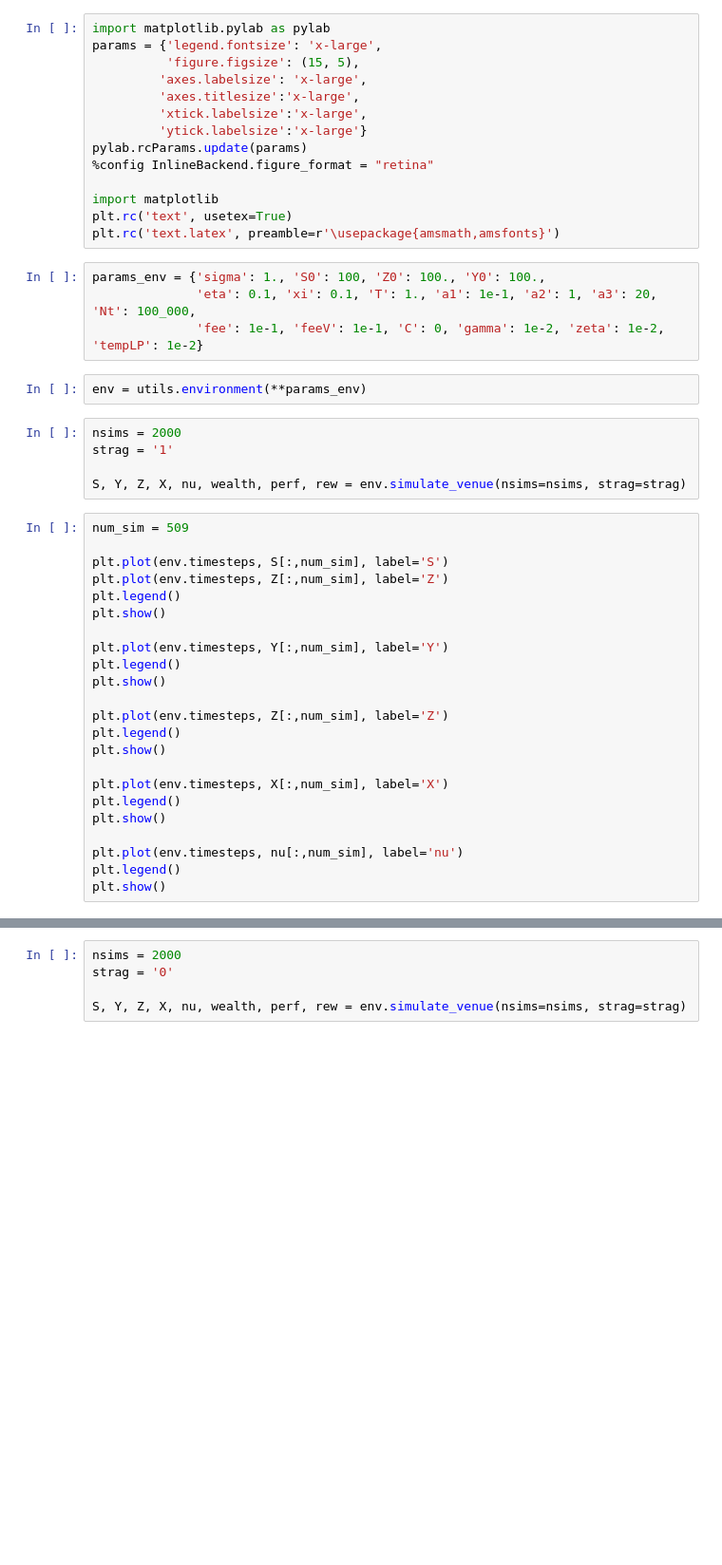
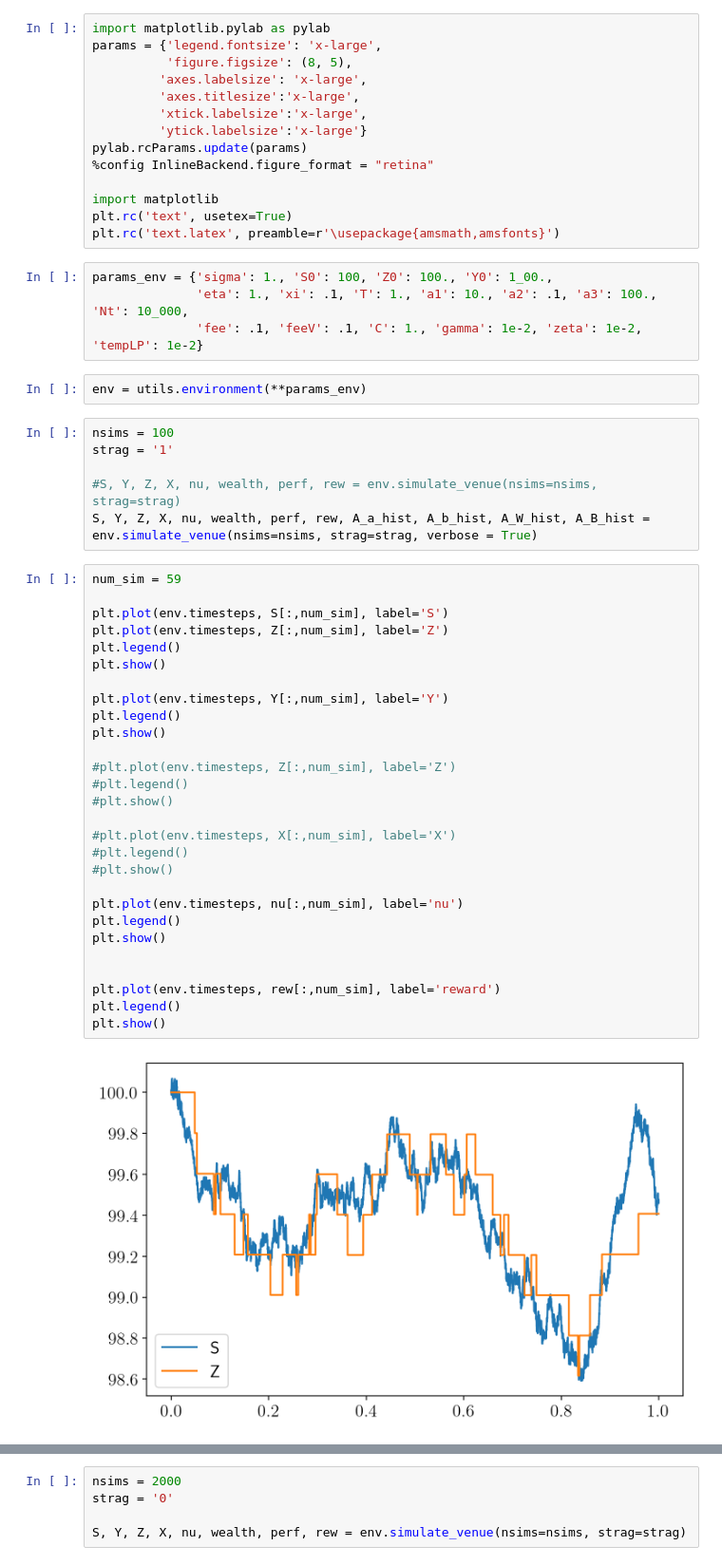
Before and after one commit to muhammadalifaqsha/amm-make-take-fee, a Jupyter notebook: Notebook.ipynb, the cells around one changed output, grey strips where cells are left out. Shown at 95% size. Saved outputs shown, nothing was run; the diff lists cells and outputs as text; blank space fills up the shorter version.

```diff
--- a/Notebook.ipynb
+++ b/Notebook.ipynb
@@ -16,7 +16,7 @@ np.random.seed(100)
 # %%
 import matplotlib.pylab as pylab
 params = {'legend.fontsize': 'x-large',
-          'figure.figsize': (15, 5),
+          'figure.figsize': (8, 5),
          'axes.labelsize': 'x-large',
          'axes.titlesize':'x-large',
          'xtick.labelsize':'x-large',
@@ -28,36 +28,44 @@ import matplotlib
 plt.rc('text', usetex=True)
 plt.rc('text.latex', preamble=r'\usepackage{amsmath,amsfonts}')
 # %%
-params_env = {'sigma': 1., 'S0': 100, 'Z0': 100., 'Y0': 100.,
-              'eta': 0.1, 'xi': 0.1, 'T': 1., 'a1': 1e-1, 'a2': 1, 'a3': 20, 'Nt': 100_000,
-              'fee': 1e-1, 'feeV': 1e-1, 'C': 0, 'gamma': 1e-2, 'zeta': 1e-2, 'tempLP': 1e-2}
+params_env = {'sigma': 1., 'S0': 100, 'Z0': 100., 'Y0': 1_00.,
+              'eta': 1., 'xi': .1, 'T': 1., 'a1': 10., 'a2': .1, 'a3': 100., 'Nt': 10_000,
+              'fee': .1, 'feeV': .1, 'C': 1., 'gamma': 1e-2, 'zeta': 1e-2, 'tempLP': 1e-2}
 # %%
 env = utils.environment(**params_env)
 # %%
-nsims = 2000
+nsims = 100
 strag = '1'
 
-S, Y, Z, X, nu, wealth, perf, rew = env.simulate_venue(nsims=nsims, strag=strag)
+#S, Y, Z, X, nu, wealth, perf, rew = env.simulate_venue(nsims=nsims, strag=strag)
+S, Y, Z, X, nu, wealth, perf, rew, A_a_hist, A_b_hist, A_W_hist, A_B_hist = env.simulate_venue(nsims=nsims, strag=strag, verbose = True)
 # %%
-num_sim = 509
+num_sim = 59
 
 plt.plot(env.timesteps, S[:,num_sim], label='S')
 plt.plot(env.timesteps, Z[:,num_sim], label='Z')
 plt.legend()
 plt.show()
 
 plt.plot(env.timesteps, Y[:,num_sim], label='Y')
 plt.legend()
 plt.show()
 
-plt.plot(env.timesteps, Z[:,num_sim], label='Z')
-plt.legend()
-plt.show()
+#plt.plot(env.timesteps, Z[:,num_sim], label='Z')
+#plt.legend()
+#plt.show()
 
-plt.plot(env.timesteps, X[:,num_sim], label='X')
-plt.legend()
-plt.show()
+#plt.plot(env.timesteps, X[:,num_sim], label='X')
+#plt.legend()
+#plt.show()
 
 plt.plot(env.timesteps, nu[:,num_sim], label='nu')
 plt.legend()
 plt.show()
+
+
+plt.plot(env.timesteps, rew[:,num_sim], label='reward')
+plt.legend()
+plt.show()
+# %% [output]
+[figure, added]
```
Also changed, not shown: parts of 5 cells of this notebook.
